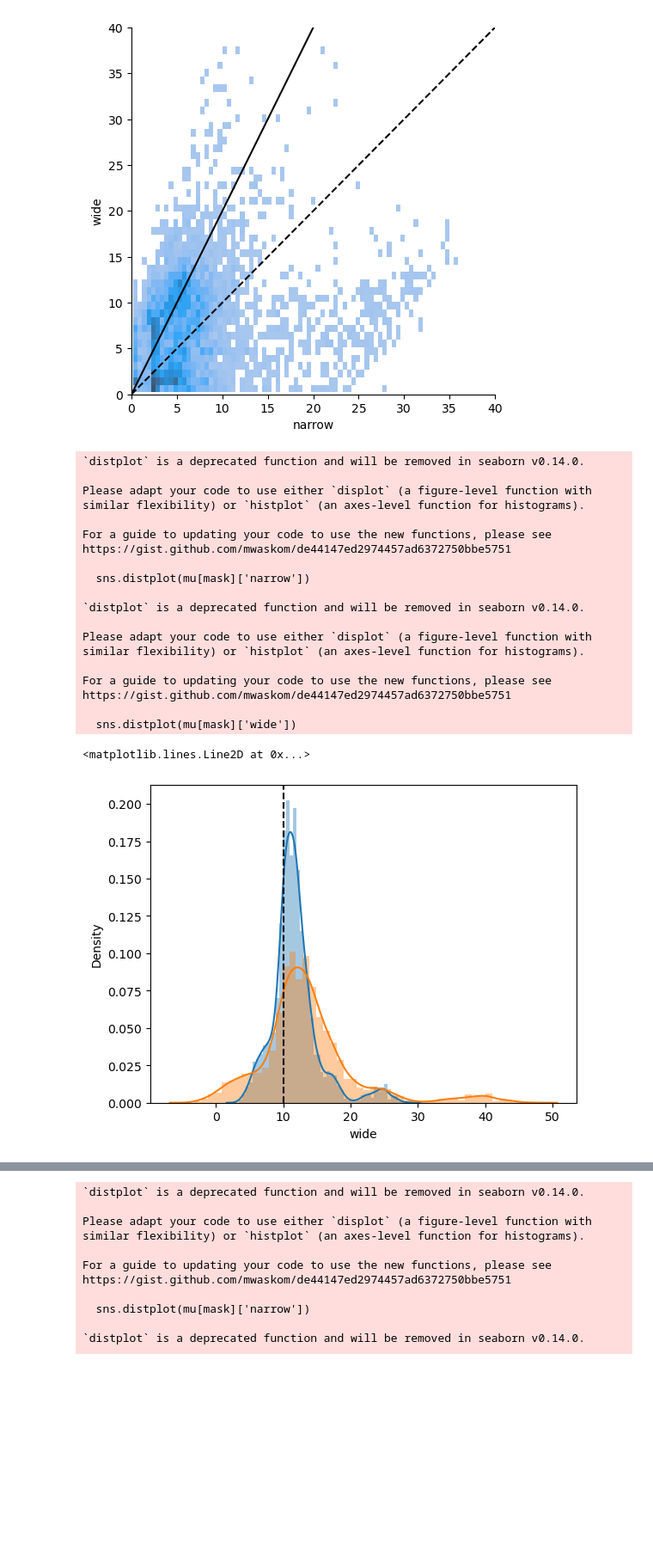
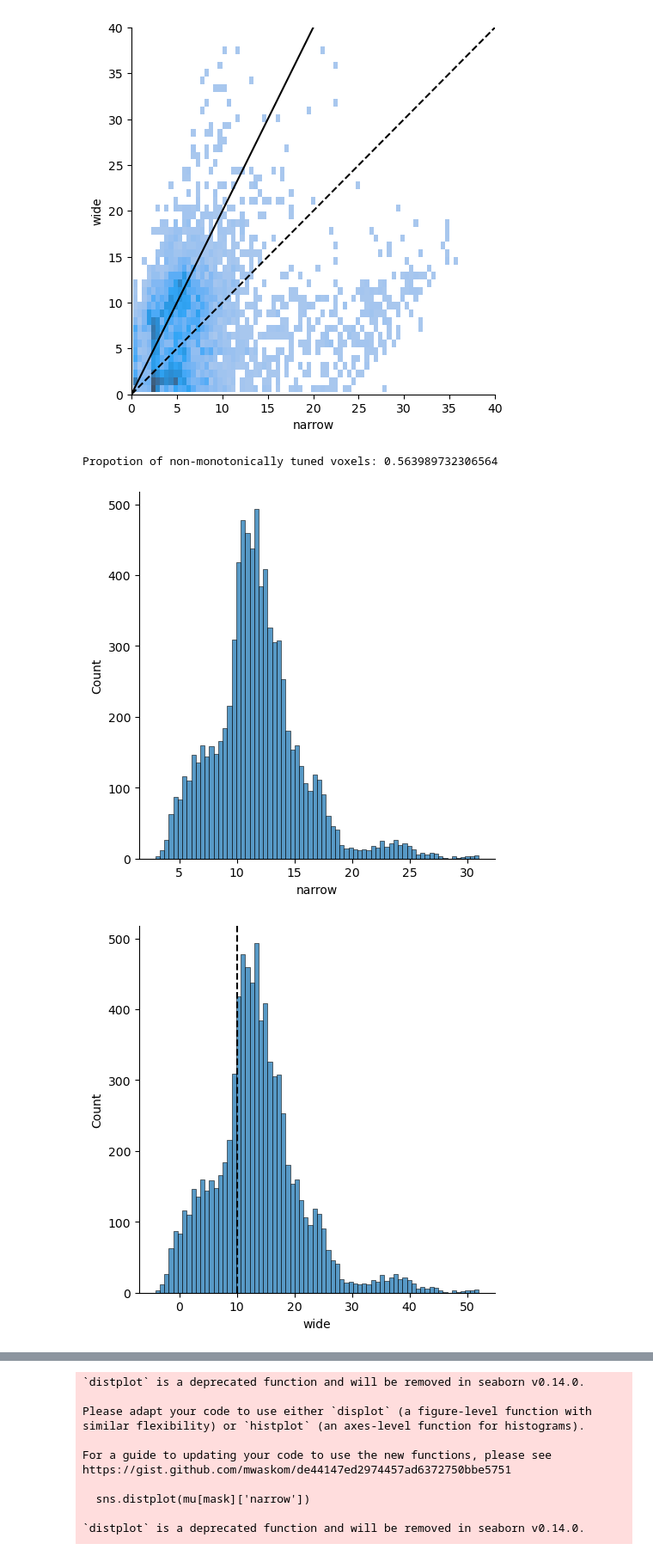
Before and after one commit to Gilles86/neural_priors, a Jupyter notebook: neural_priors/encoding_model/notebooks/check_encoding_pars.ipynb, the cells around one changed output, grey strips where cells are left out. Shown at 86% size. Saved outputs shown, nothing was run; the diff lists cells and outputs as text; code cells hidden in the pictures; blank space fills up the shorter version.

```diff
--- a/neural_priors/encoding_model/notebooks/check_encoding_pars.ipynb
+++ b/neural_priors/encoding_model/notebooks/check_encoding_pars.ipynb
@@ -9,8 +11,13 @@ import seaborn as sns
 bids_folder = '/data/ds-neuralpriors'
 roi = 'NPCr'
 # %%
-pars = pd.read_csv(op.join(bids_folder, 'derivatives', 'summary_encoding_models.smoothed', f'group_roi-{roi}_parameters.tsv'), sep='\t', header=[0, 1], index_col=[0,1,2])
-pars = pars.rename(index=lambda x: f"Model {x}", level="model_label").rename_axis(index={'subject_id':'subject'})
+natural_pars = pd.read_csv(op.join(bids_folder, 'derivatives', 'summary_encoding_models.natural_space.smoothed', f'group_roi-{roi}_parameters.tsv'), sep='\t', header=[0, 1], index_col=[0,1,2])
+
+logspace_pars = pd.read_csv(op.join(bids_folder, 'derivatives', 'summary_encoding_models.logspace.smoothed', f'group_roi-{roi}_parameters.tsv'), sep='\t', header=[0, 1], index_col=[0,1,2])
+# logspace_pars = logspace_pars.rename(index=lambda x: f"Model {x}", level="model_label").rename_axis(index={'subject_id':'subject'})
+
+pars = pd.concat([natural_pars, logspace_pars], keys=['natural', 'logspace'], names=['space'], axis=0)
+pars.rename_axis(index={'level_3':'voxel', None:'voxel', 'subject_id':'subject'}, inplace=True)
 # %%
 cvr2 = pars['cvr2']
 cvr2.columns = ['cvr2']
@@ -194,32 +609,18 @@ See the caveats in the documentation: https://pandas.pydata.org/pandas-docs/stab
 # %%
 mu = pars.xs('Model 4', level='model_label')['mu']
 
 cvr2 = pars.xs('Model 4', level='model_label')['cvr2']
 mask = cvr2.iloc[:, 0] > 0.0
 
-sns.distplot(mu[mask]['narrow'])
-sns.distplot(mu[mask]['wide'])
+sns.displot(mu[mask]['narrow'])
+sns.displot(mu[mask]['wide'])
+
+# sns.displot(mu[mask].stack(), hue=mu[mask].stack().index.get_level_values('range'))
 
 plt.axvline(10., c='k', ls='--')
+
+print(f'Propotion of non-monotonically tuned voxels: {((mu[mask]["narrow"] > 11.0) & (mu[mask]["wide"] < 40.0) ).mean()}')
 # %% [output]
-`distplot` is a deprecated function and will be removed in seaborn v0.14.0.
-
-Please adapt your code to use either `displot` (a figure-level function with
-similar flexibility) or `histplot` (an axes-level function for histograms).
-
-For a guide to updating your code to use the new functions, please see
-https://gist.github.com/mwaskom/de44147ed2974457ad6372750bbe5751
-
-  sns.distplot(mu[mask]['narrow'])
-
-`distplot` is a deprecated function and will be removed in seaborn v0.14.0.
-
-Please adapt your code to use either `displot` (a figure-level function with
-similar flexibility) or `histplot` (an axes-level function for histograms).
-
-For a guide to updating your code to use the new functions, please see
-https://gist.github.com/mwaskom/de44147ed2974457ad6372750bbe5751
-
-  sns.distplot(mu[mask]['wide'])
+Propotion of non-monotonically tuned voxels: 0.563989732306564
-<matplotlib.lines.Line2D at 0x...>
-[figure, old version]
+[figure, new version]
+[figure, added]
```
Also changed, not shown: parts of 68 cells of this notebook, 9 other files.
